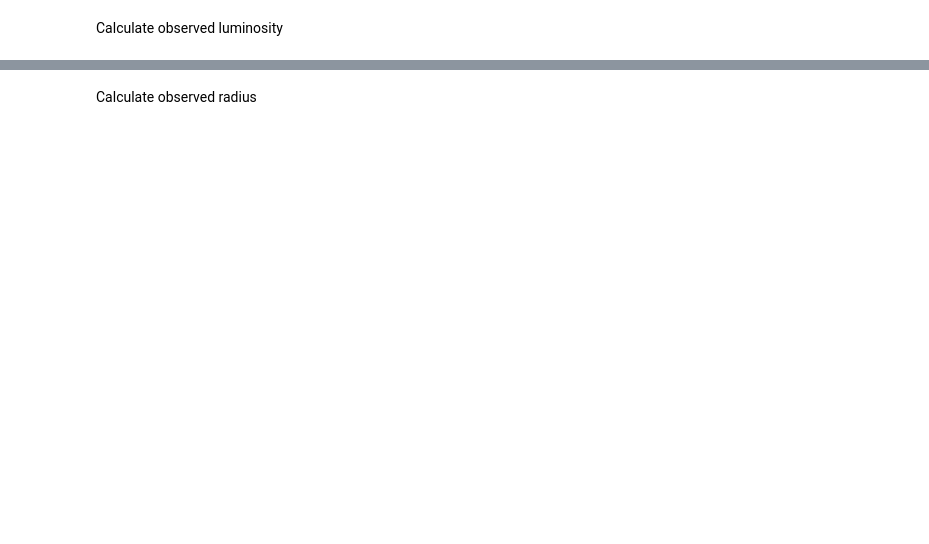
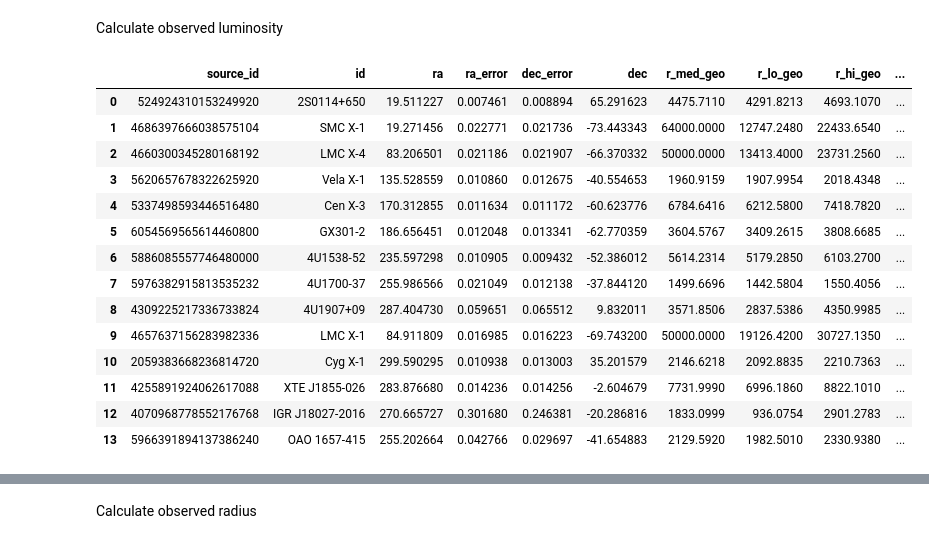
Before and after one commit to LvV210/MasterProject, a Jupyter notebook: luminosity.ipynb, the cells around one changed output, grey strips where cells are left out. Cells and saved outputs as stored; diff of their text form; code cells hidden in the pictures; blank space fills up the shorter version.

```diff
--- a/luminosity.ipynb
+++ b/luminosity.ipynb
@@ -27,3 +28,21 @@ df_L = pd.DataFrame({'id': df_hmxb['id'].copy(),
                               "logL_true/L_sun": [None] * len(df_hmxb['id']),
                               "Teff": [None] * len(df_hmxb['id']),
                               "logTeff": [None] * len(df_hmxb['id'])})
+# %%
+df_BJ
+# %% [output]
+|  | source_id | id | ra | ra_error | dec_error | dec | r_med_geo | r_lo_geo | r_hi_geo | ... |
+| 0 | 524924310153249920 | 2S0114+650 | 19.511227 | 0.007461 | 0.008894 | 65.291623 | 4475.7110 | 4291.8213 | 4693.1070 | ... |
+| 1 | 4686397666038575104 | SMC X-1 | 19.271456 | 0.022771 | 0.021736 | -73.443343 | 64000.0000 | 12747.2480 | 22433.6540 | ... |
+| 2 | 4660300345280168192 | LMC X-4 | 83.206501 | 0.021186 | 0.021907 | -66.370332 | 50000.0000 | 13413.4000 | 23731.2560 | ... |
+| 3 | 5620657678322625920 | Vela X-1 | 135.528559 | 0.010860 | 0.012675 | -40.554653 | 1960.9159 | 1907.9954 | 2018.4348 | ... |
+| 4 | 5337498593446516480 | Cen X-3 | 170.312855 | 0.011634 | 0.011172 | -60.623776 | 6784.6416 | 6212.5800 | 7418.7820 | ... |
+| 5 | 6054569565614460800 | GX301-2 | 186.656451 | 0.012048 | 0.013341 | -62.770359 | 3604.5767 | 3409.2615 | 3808.6685 | ... |
+| 6 | 5886085557746480000 | 4U1538-52 | 235.597298 | 0.010905 | 0.009432 | -52.386012 | 5614.2314 | 5179.2850 | 6103.2700 | ... |
+| 7 | 5976382915813535232 | 4U1700-37 | 255.986566 | 0.021049 | 0.012138 | -37.844120 | 1499.6696 | 1442.5804 | 1550.4056 | ... |
+| 8 | 4309225217336733824 | 4U1907+09 | 287.404730 | 0.059651 | 0.065512 | 9.832011 | 3571.8506 | 2837.5386 | 4350.9985 | ... |
+| 9 | 4657637156283982336 | LMC X-1 | 84.911809 | 0.016985 | 0.016223 | -69.743200 | 50000.0000 | 19126.4200 | 30727.1350 | ... |
+| 10 | 2059383668236814720 | Cyg X-1 | 299.590295 | 0.010938 | 0.013003 | 35.201579 | 2146.6218 | 2092.8835 | 2210.7363 | ... |
+| 11 | 4255891924062617088 | XTE J1855-026 | 283.876680 | 0.014236 | 0.014256 | -2.604679 | 7731.9990 | 6996.1860 | 8822.1010 | ... |
+| 12 | 4070968778552176768 | IGR J18027-2016 | 270.665727 | 0.301680 | 0.246381 | -20.286816 | 1833.0999 | 936.0754 | 2901.2783 | ... |
+| 13 | 5966391894137386240 | OAO 1657-415 | 255.202664 | 0.042766 | 0.029697 | -41.654883 | 2129.5920 | 1982.5010 | 2330.9380 | ... |
```
Also changed, not shown: parts of 16 cells of this notebook, 6 other files.
